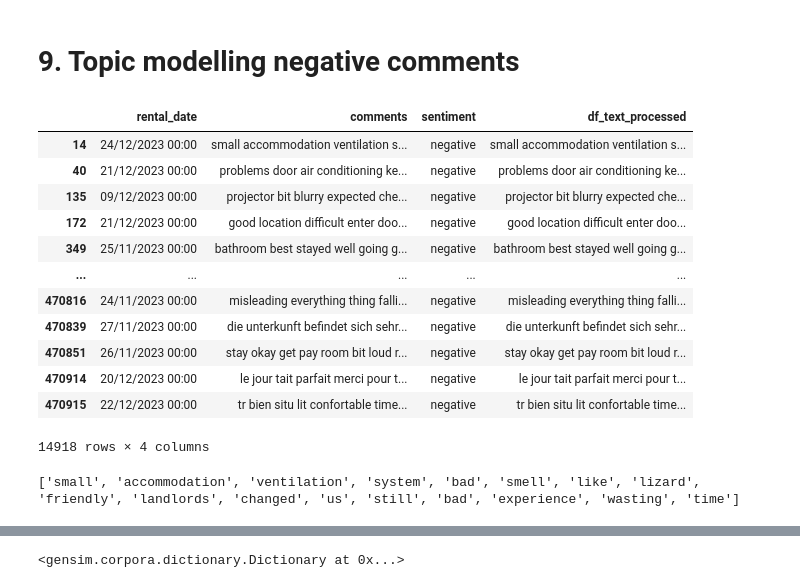
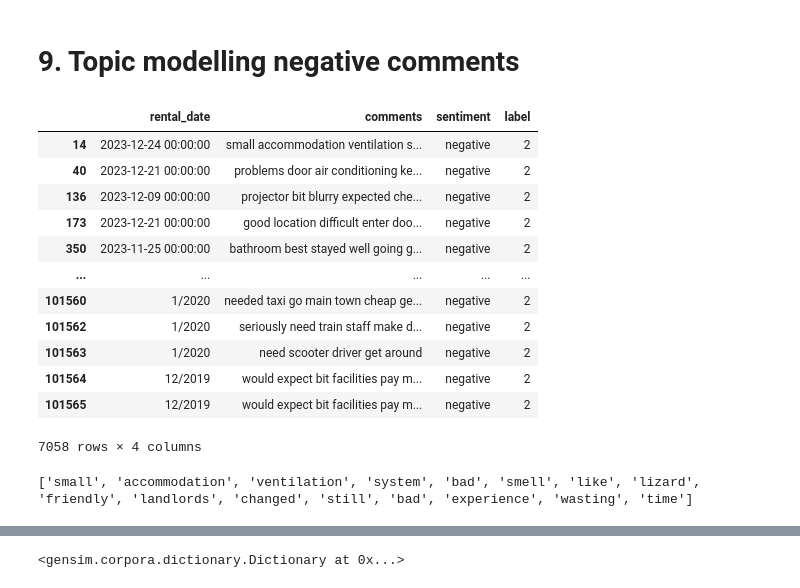
Before and after one commit to NhatLin/NCKHnew, a Jupyter notebook: topicmodelling.ipynb, the cells around one changed output, grey strips where cells are left out. Cells and saved outputs as stored; diff of their text form; code cells hidden in the pictures.

```diff
--- a/topicmodelling.ipynb
+++ b/topicmodelling.ipynb
@@ -113,16 +113,2 @@ The shape of data ---> (470942, 7)
 # %% [markdown]
 # 3. Inital Pre-Processing Data
-# %%
-#Remove the columns
-df = df.drop(['index','reviewer_name','reviewer_country', 'language'], axis = 1)
-df
-##### Remove punctuation/lower casing
-df['df_text_processed'] = \
-df['comments'].map(lambda x: re.sub('[,\.!?]', '', x))
-
-# Convert the titles to lowercase
-df['df_text_processed'] = \
-df['df_text_processed'].map(lambda x: x.lower())
-
-# Print out the first rows of df
-df['df_text_processed'].head()
@@ -135,0 +115,4 @@ Name: df_text_processed, dtype: object
+# %%
+#Remove the columns
+df = df.drop(['Unnamed: 0','reviewer_name','reviewer_country'], axis = 1)
+df
@@ -373,44 +361,30 @@ pyLDAvis.display(LDAvis_prepared)
 # %% [markdown]
 # 9. Topic modelling negative comments
 # %%
-df_neg = df.loc[df['sentiment'] == 'negative']
+df_neg = df.loc[df['label'] == 2]
 df_neg
 # %% [output]
-|  | rental_date | comments | sentiment | df_text_processed |
-| 14 | 24/12/2023 00:00 | small accommodation ventilation s... | negative | small accommodation ventilation s... |
-| 40 | 21/12/2023 00:00 | problems door air conditioning ke... | negative | problems door air conditioning ke... |
-| 135 | 09/12/2023 00:00 | projector bit blurry expected che... | negative | projector bit blurry expected che... |
-| 172 | 21/12/2023 00:00 | good location difficult enter doo... | negative | good location difficult enter doo... |
-| 349 | 25/11/2023 00:00 | bathroom best stayed well going g... | negative | bathroom best stayed well going g... |
+|  | rental_date | comments | sentiment | label |
+| 14 | 2023-12-24 00:00:00 | small accommodation ventilation s... | negative | 2 |
+| 40 | 2023-12-21 00:00:00 | problems door air conditioning ke... | negative | 2 |
+| 136 | 2023-12-09 00:00:00 | projector bit blurry expected che... | negative | 2 |
+| 173 | 2023-12-21 00:00:00 | good location difficult enter doo... | negative | 2 |
+| 350 | 2023-11-25 00:00:00 | bathroom best stayed well going g... | negative | 2 |
 | ... | ... | ... | ... | ... |
-| 470816 | 24/11/2023 00:00 | misleading everything thing falli... | negative | misleading everything thing falli... |
-| 470839 | 27/11/2023 00:00 | die unterkunft befindet sich sehr... | negative | die unterkunft befindet sich sehr... |
-| 470851 | 26/11/2023 00:00 | stay okay get pay room bit loud r... | negative | stay okay get pay room bit loud r... |
-| 470914 | 20/12/2023 00:00 | le jour tait parfait merci pour t... | negative | le jour tait parfait merci pour t... |
-| 470915 | 22/12/2023 00:00 | tr bien situ lit confortable time... | negative | tr bien situ lit confortable time... |
+| 101560 | 1/2020 | needed taxi go main town cheap ge... | negative | 2 |
+| 101562 | 1/2020 | seriously need train staff make d... | negative | 2 |
+| 101563 | 1/2020 | need scooter driver get around | negative | 2 |
+| 101564 | 12/2019 | would expect bit facilities pay m... | negative | 2 |
+| 101565 | 12/2019 | would expect bit facilities pay m... | negative | 2 |
-14918 rows × 4 columns
+7058 rows × 4 columns
 # %%
-stop_words = stopwords.words('english')
-"""
-    Functions for converting sentence to words
-"""
-def sent_to_words(sentences):
-    for sentence in sentences:
-        yield(gensim.utils.simple_preprocess(str(sentence), deacc=True))
-"""
-    Functions removing the stopwords
-"""
-def remove_stopwords(texts):
-    return [[word for word in simple_preprocess(str(doc))
-             if word not in stop_words] for doc in texts]
-
-data = df_neg.df_text_processed.values.tolist()#creating the array of token
+data = df_neg.comments.values.tolist()#creating the array of token
 data_words = list(sent_to_words(data))#converting them into list
 
 data_words = remove_stopwords(data_words)# remove stop words
 print(data_words[:1][0][:30])
 # %% [output]
-['small', 'accommodation', 'ventilation', 'system', 'bad', 'smell', 'like', 'lizard', 'friendly', 'landlords', 'changed', 'us', 'still', 'bad', 'experience', 'wasting', 'time']
+['small', 'accommodation', 'ventilation', 'system', 'bad', 'smell', 'like', 'lizard', 'friendly', 'landlords', 'changed', 'still', 'bad', 'experience', 'wasting', 'time']
 # %%
 # Create Dictionary
 id2word = corpora.Dictionary(data_words)
```
Also changed, not shown: parts of 12 cells of this notebook.
